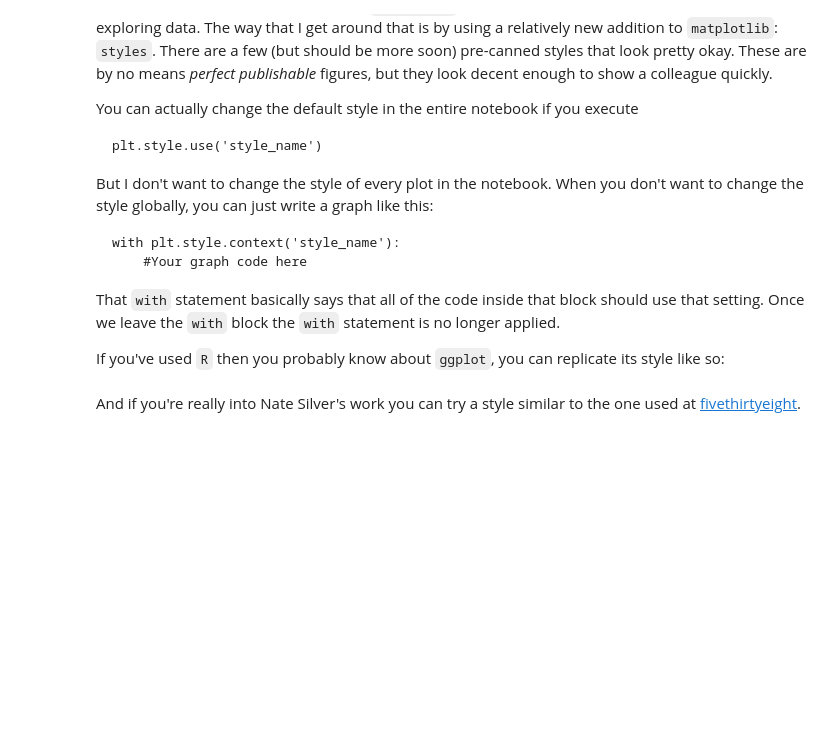
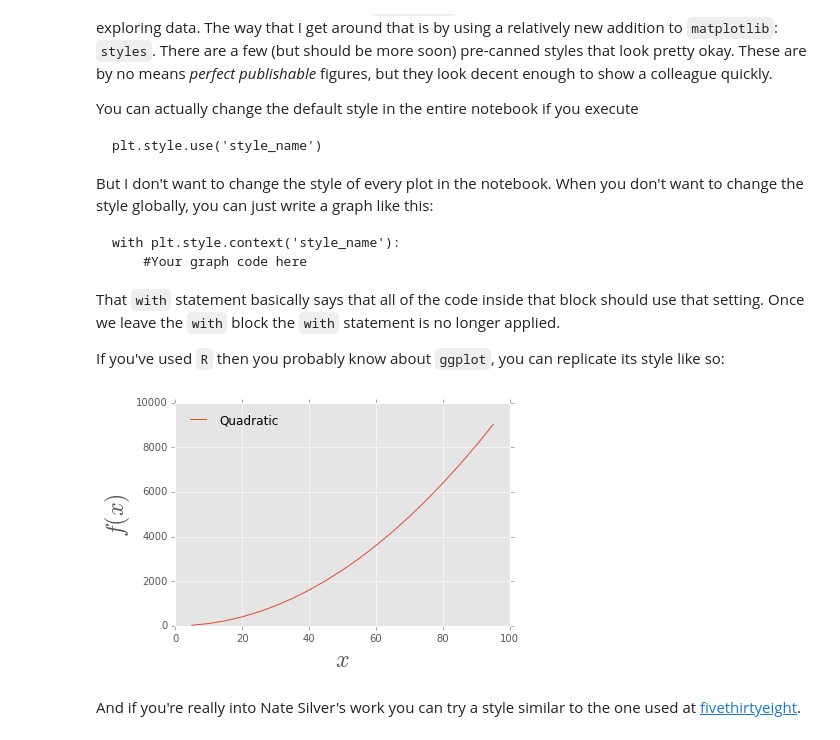
Before and after one commit to amarallab/Introduction-to-Python-Programming-and-Data-Science, a Jupyter notebook: Python-Basics/Data-Visualization.ipynb, the cells around one changed output. Cells and saved outputs as stored; diff of their text form; code cells hidden in the pictures; blank space fills up the shorter version.

Commit message:
Final edits on visualizations notebook

```diff
--- a/Python-Basics/Data-Visualization.ipynb
+++ b/Python-Basics/Data-Visualization.ipynb
@@ -398,17 +432,19 @@ If you've used `R` then you probably know about `ggplot`, you can replicate its
 # %%
 with plt.style.context('ggplot'):
     fig = plt.figure( figsize = (6, 4) )
     ax = fig.add_subplot(1,1,1)
 
     # We should add a label to our dataset that will go into a legend
     ax.plot(x, y, label = "Quadratic")
 
     # Now we can label the axes. Always label your axes! Who knows what is in the graph otherwise
-    ax.set_xlabel("x")
-    ax.set_ylabel("f(x)")
+    ax.set_xlabel("$x$", fontsize = 1.6*font_size)
+    ax.set_ylabel("$f(x)$", fontsize = 1.6*font_size)
 
     # Display legend
-    ax.legend()
+    ax.legend(loc='best', frameon=False)
+# %% [output]
+[figure, added]
 # %% [markdown]
 And if you're really into Nate Silver's work you can try a style similar to the one used at [fivethirtyeight](http://www.fivethirtyeight.com).
 # %%
```
Also changed, not shown: parts of 48 cells of this notebook, 1 other file.
